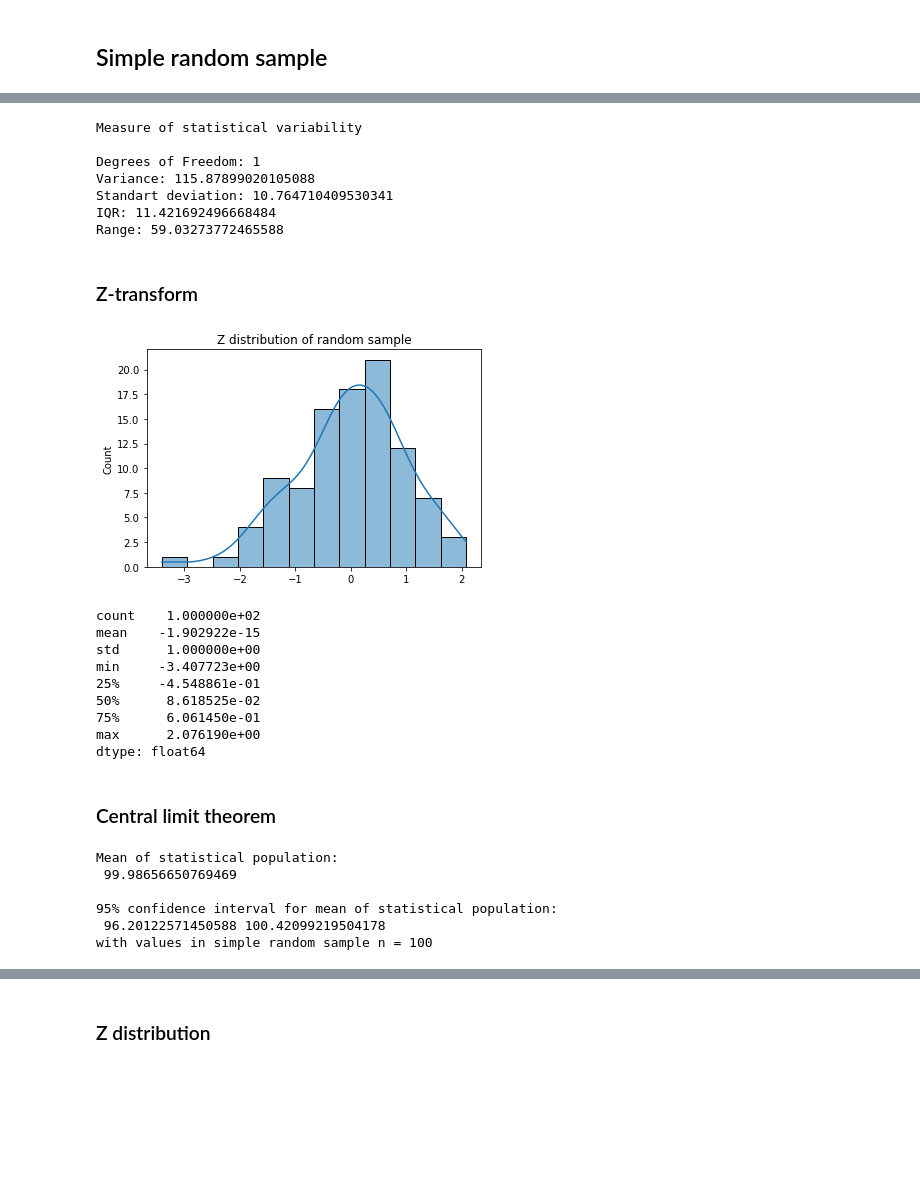
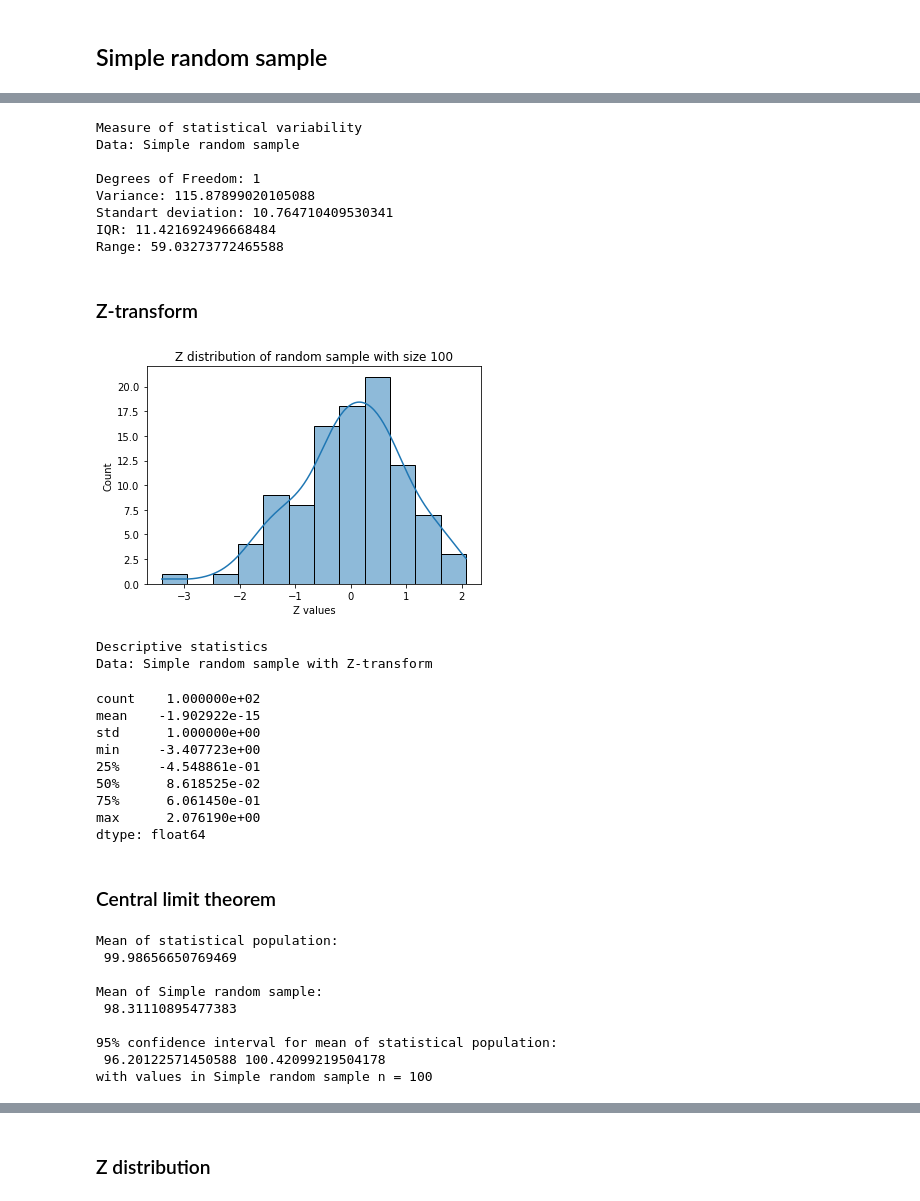
Before and after one commit to keedach/My-games, a Jupyter notebook: My-basic-statistic.ipynb, the cells around one changed output, grey strips where cells are left out. Drawn from its saved outputs; the diff is of its cells as text; code cells hidden in the pictures; blank space fills up the shorter version.

```diff
--- a/My-basic-statistic.ipynb
+++ b/My-basic-statistic.ipynb
@@ -101,5 +120,6 @@ dtype: float64
 # %%
-print('Measure of statistical variability \n')
+print('Measure of statistical variability')
+print('Data: Simple random sample \n')
 ddof = 1
 print('Degrees of Freedom:', ddof)
 print('Variance:', np.var(simple_rs, ddof=ddof))
@@ -110,6 +130,7 @@ print('IQR:', iqr)
 print('Range:', np.ptp(simple_rs))
 # %% [output]
 Measure of statistical variability
+Data: Simple random sample
 
 Degrees of Freedom: 1
 Variance: 115.87899020105088
@@ -122,37 +143,49 @@ Range: 59.03273772465588
 simple_rs_z = np.array(
     [(i - np.mean(simple_rs))/np.std(simple_rs, ddof=1) for i in simple_rs])
 # %%
-sns.histplot(simple_rs_z, kde=True).set(title='Z distribution of random sample');
+sns.histplot(simple_rs_z, kde=True)\
+    .set(title='Z distribution of random sample with size {}'.format(size),
+         xlabel='Z values');
 # %% [output]
-[figure, old version]
+[figure, new version]
-# %%
-pd.Series(simple_rs_z).describe()
-# %% [output]
-count    1.000000e+02
-mean    -1.902922e-15
-std      1.000000e+00
-min     -3.407723e+00
-25%     -4.548861e-01
-50%      8.618525e-02
-75%      6.061450e-01
-max      2.076190e+00
-dtype: float64
+# %%
+print('Descriptive statistics')
+print('Data: Simple random sample with Z-transform')
+pd.Series(simple_rs_z).describe()
+# %% [output]
+Descriptive statistics
+Data: Simple random sample with Z-transform
+count    1.000000e+02
+mean    -1.902922e-15
+std      1.000000e+00
+min     -3.407723e+00
+25%     -4.548861e-01
+50%      8.618525e-02
+75%      6.061450e-01
+max      2.076190e+00
+dtype: float64
 # %% [markdown]
 ### Central limit theorem
 # %%
 se_srs = np.std(simple_rs, ddof=1)/np.sqrt(len(simple_rs))
 print('Mean of statistical population: \n',
         np.mean(statistical_population), '\n')
+print('Mean of Simple random sample: \n',
+        np.mean(simple_rs), '\n')
+
 print('95% confidence interval for mean of statistical population:\n',
         np.mean(simple_rs)-1.96*se_srs, np.mean(simple_rs)+1.96*se_srs)
-print('with values in simple random sample n =', size)
+print('with values in Simple random sample n =', size)
 # %% [output]
 Mean of statistical population:
  99.98656650769469
 
+Mean of Simple random sample:
+ 98.31110895477383
+
 95% confidence interval for mean of statistical population:
  96.20122571450588 100.42099219504178
-with values in simple random sample n = 100
+with values in Simple random sample n = 100
 # %%
 range = 10000
 size = 100
```
Also changed, not shown: parts of 22 cells of this notebook.
